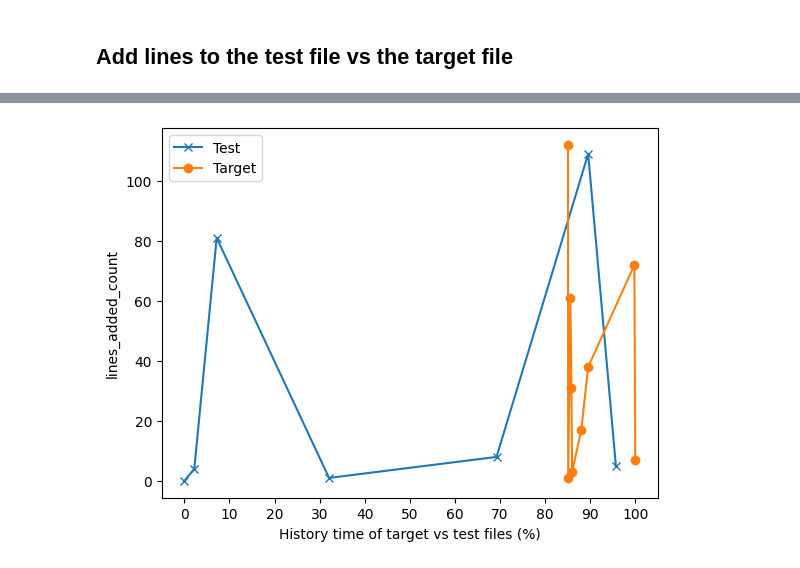
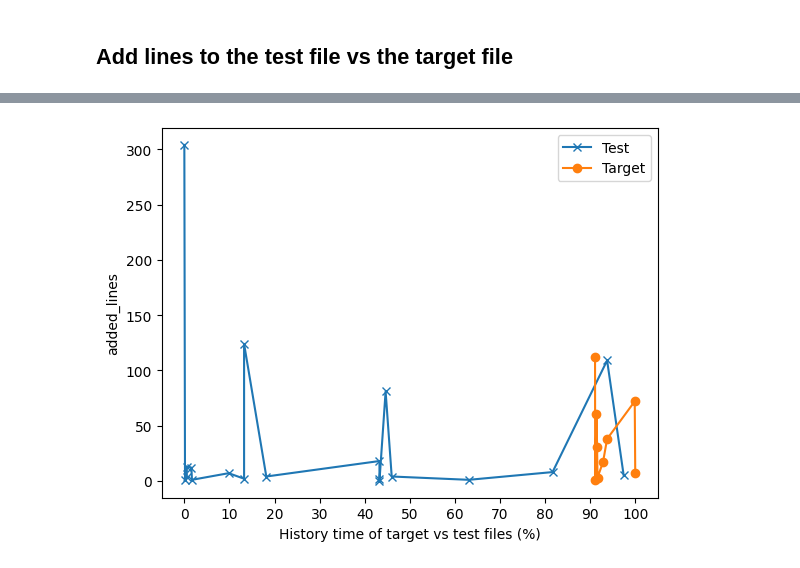
Before and after one commit to davidfrisch/sdp_cw2, a Jupyter notebook: main_java_tests.ipynb, the cells around one changed output, grey strips where cells are left out. Saved outputs shown, nothing was run; the diff lists cells and outputs as text; code cells hidden in the pictures.

```diff
--- a/main_java_tests.ipynb
+++ b/main_java_tests.ipynb
@@ -13,0 +7,15 @@ Total number of target files found:  133
+# %%
+import os
+
+all_test_files = get_unit_test_files(repo_path)
+map_files = get_target_files(repo_path, all_test_files)
+
+all_files = [map_['test'] for map_ in map_files] + [map_['target'] for map_ in map_files]
+all_files_info = get_modifications_of_files(repo_path, all_files)
+
+map_files_info = []
+for map_ in map_files:
+    map_files_info.append({
+        'test': all_files_info[map_['test']],
+        'target': all_files_info[map_['target']]
+    })
@@ -14,3 +25,6 @@ Total number of target files found:  133
+# %%
+
+map_before, map_same, map_after = get_history_files(map_files_info)
 # %%
 print("Before: " + str(len(map_before)))
 print("Same: " + str(len(map_same)))
@@ -57,0 +48,5 @@ plot_lines_test_vs_target_dates(diffs_before['test'], diffs_before['target'], "c
+# %%
+
+first_before = map_before[0]
+print(first_before['test'][0])
+print(first_before['target'])
@@ -75,4 +66,4 @@ plot_test_vs_target_metric_numeric(adds_before['test'], adds_before['target'], "
 # %%
-plot_lines_test_vs_target_normalise_100(adds_before['test'], adds_before['target'], 'lines_added_count')
+plot_lines_test_vs_target_normalise_100(first_before['test'], first_before['target'], 'added_lines')
 # %% [output]
-[figure, old version]
+[figure, new version]
```
Also changed, not shown: parts of 14 cells of this notebook, 6 other files.
